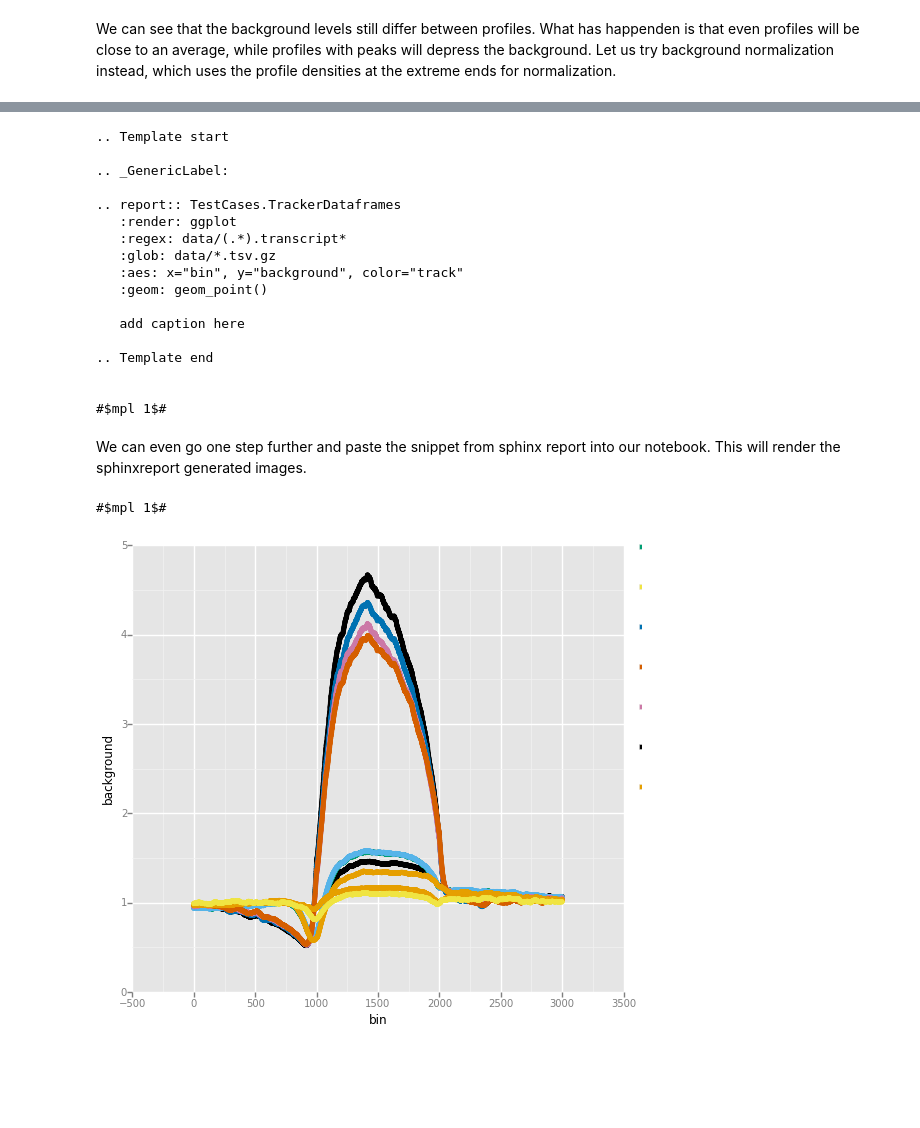
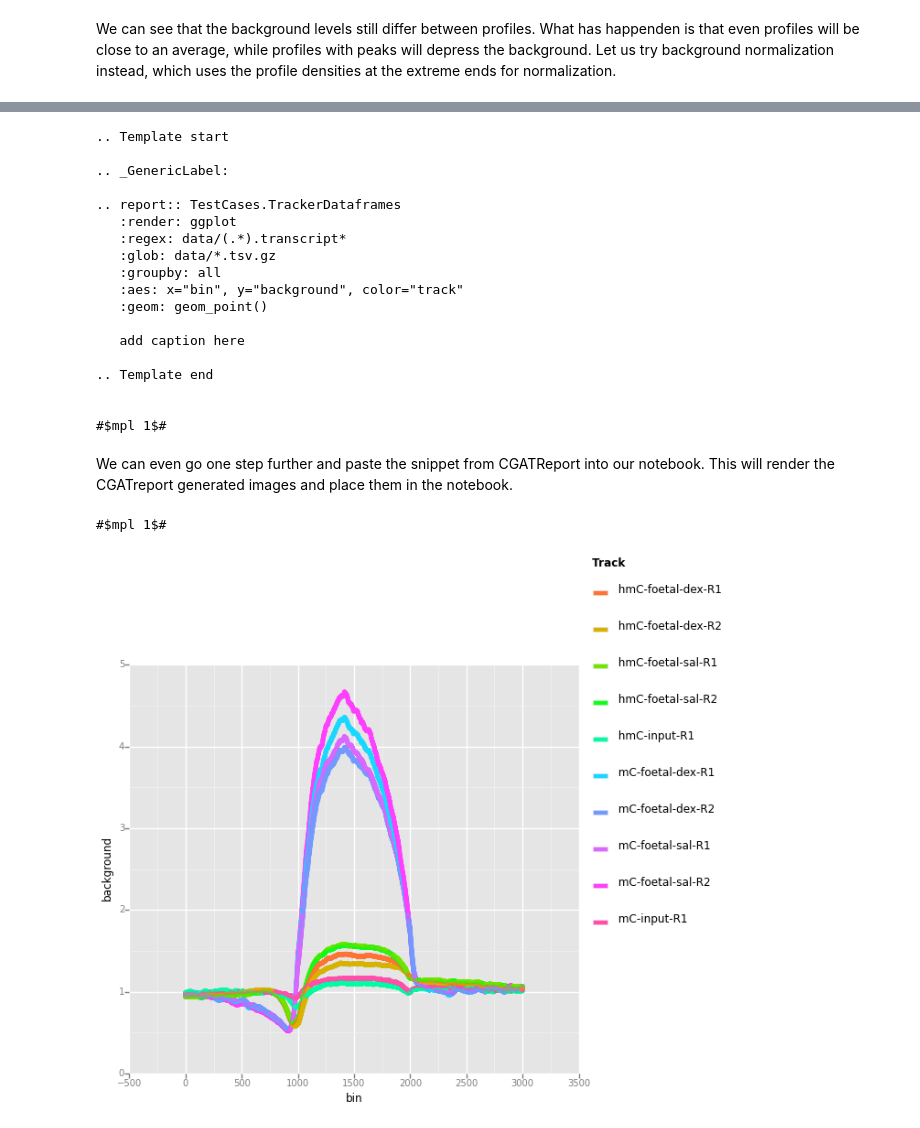
Before and after one commit to AndreasHeger/CGATReport, a Jupyter notebook: doc/notebooks/CGATReportTutorial14.ipynb, the cells around one changed output, grey strips where cells are left out. Cells and saved outputs as stored; diff of their text form; code cells hidden in the pictures; blank space fills up the shorter version.

```diff
--- a/doc/notebooks/CGATReportTutorial14.ipynb
+++ b/doc/notebooks/CGATReportTutorial14.ipynb
@@ -92,7 +90,7 @@ Alternatively, we can obtain the rst snippet to paste into our report within the
 # %%
 %%bash
 cd /ifs/devel/andreas/sphinx-report/doc
-sphinxreport-test -r ggplot -t TrackerDataframes -o glob="data/*.tsv.gz" -o aes='x="bin", y="background", color="track"' -o geom="geom_point()" -o regex="data/(.*).transcript*"
+cgatreport-test -r ggplot -t TrackerDataframes -o glob="data/*.tsv.gz" -o aes='x="bin", y="background", color="track"' -o geom="geom_point()" -o regex="data/(.*).transcript*" -o groupby=all
 # %% [output]
 .. Template start
 
@@ -102,6 +100,7 @@ sphinxreport-test -r ggplot -t TrackerDataframes -o glob="data/*.tsv.gz" -o aes=
    :render: ggplot
    :regex: data/(.*).transcript*
    :glob: data/*.tsv.gz
+   :groupby: all
    :aes: x="bin", y="background", color="track"
    :geom: geom_point()
 
@@ -112,12 +111,18 @@ sphinxreport-test -r ggplot -t TrackerDataframes -o glob="data/*.tsv.gz" -o aes=
 
 #$mpl 1$#
 # %% [markdown]
-We can even go one step further and paste the snippet from sphinx report into our notebook. This will render the sphinxreport
-generated images.
+We can even go one step further and paste the snippet from CGATReport into our notebook. This will render the CGATreport
+generated images and place them in the notebook.
 # %%
 %matplotlib inline
-import SphinxReport.test
-result = SphinxReport.test.main( do_print = False,tracker="TestCases.TrackerDataframes",renderer="ggplot",workdir="/ifs/devel/andreas/sphinx-report/doc",aes='x="bin", y="background", color="track"',geom="geom_point()",regex="data/(.*).transcript*",glob="data/*.tsv.gz" )
+import CGATReport.test
+result = CGATReport.test.main(do_print = False,tracker="TestCases.TrackerDataframes",renderer="ggplot",
+                              workdir="/ifs/devel/andreas/sphinx-report/doc",
+                              aes='x="bin", y="background", color="track"',
+                              geom="geom_point()",
+                              regex="data/(.*).transcript*",
+                              glob="data/*.tsv.gz",
+                              groupby="all")
 # %% [output]
 #$mpl 1$#
-[figure, old version]
+[figure, new version]
```
Also changed, not shown: parts of 9 cells of this notebook, 3 other files.
